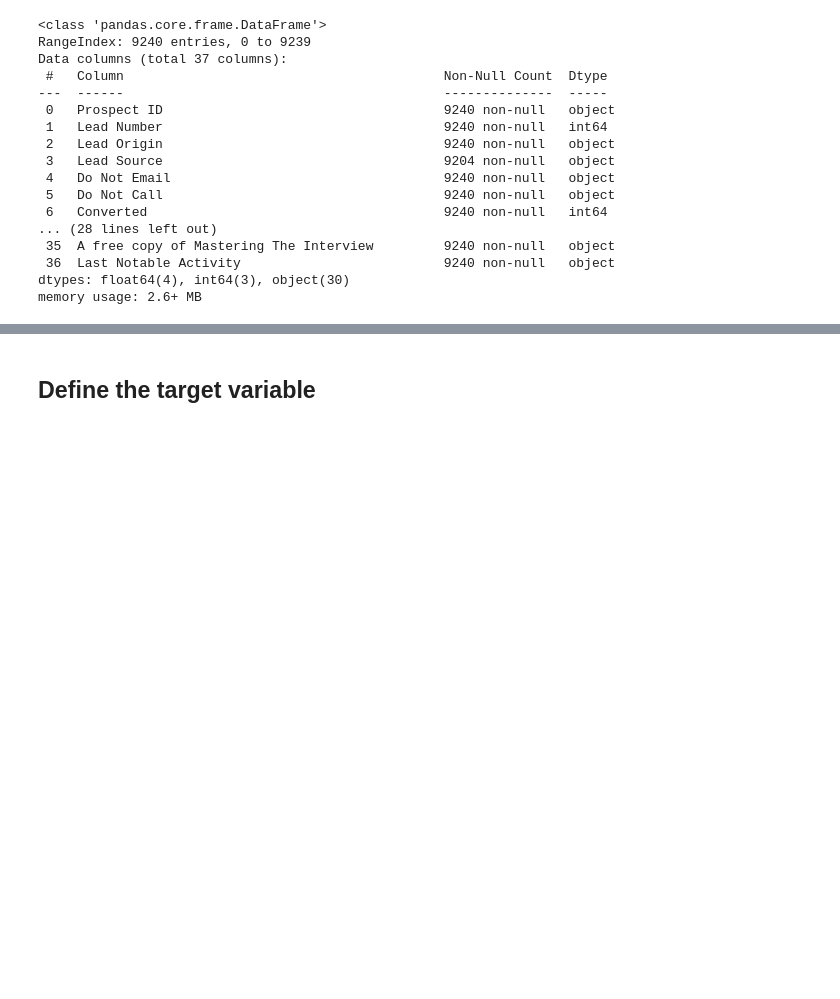
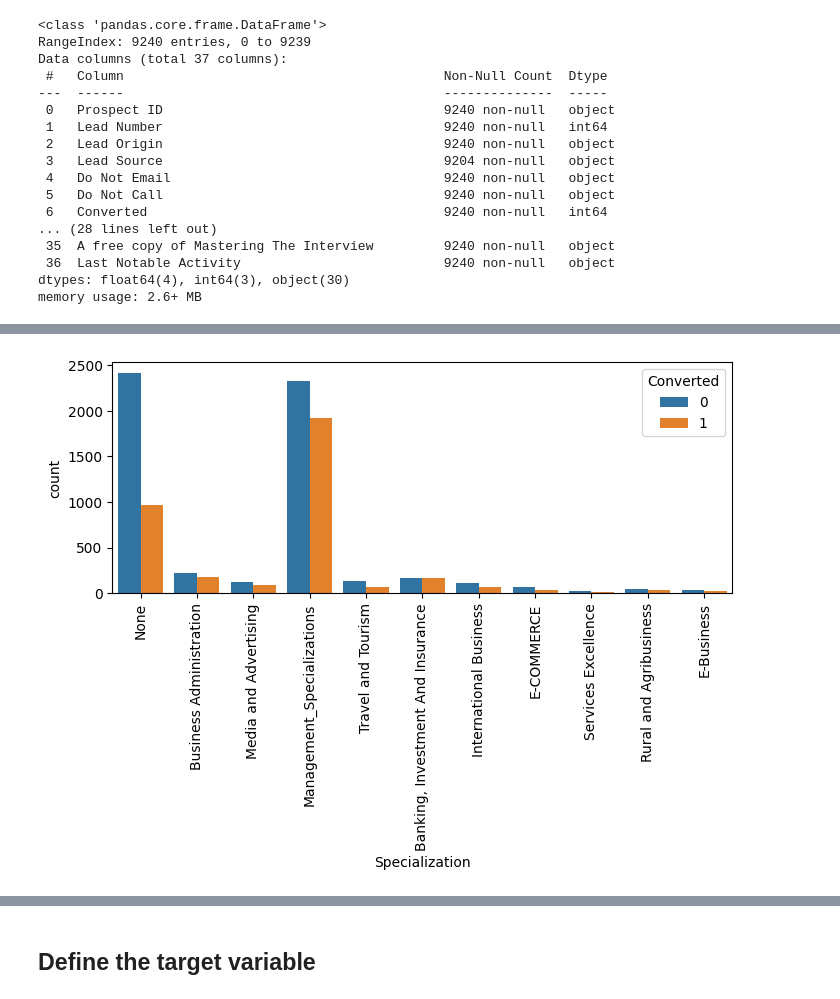
Before and after one commit to rajeshi/leading_score_case_study, a Jupyter notebook: Leading_Score_Case_Study.ipynb, the cells around one changed output, grey strips where cells are left out. Drawn from its saved outputs; the diff is of its cells as text; code cells hidden in the pictures; blank space fills up the shorter version.

```diff
--- a/Leading_Score_Case_Study.ipynb
+++ b/Leading_Score_Case_Study.ipynb
@@ -146,0 +299,14 @@ memory usage: 2.6+ MB
+# %%
+#Management_Specialization
+leads['Specialization'] = leads['Specialization'].replace(['Finance Management','Human Resource Management',
+                                                           'Marketing Management','Operations Management',
+                                                           'IT Projects Management','Supply Chain Management',
+                                                    'Healthcare Management','Hospitality Management',
+                                                           'Retail Management'] ,'Management_Specializations')
+# %%
+plt.figure(figsize=(8,3))
+s1=sns.countplot(x=leads.Specialization, hue=leads.Converted)
+s1.set_xticklabels(s1.get_xticklabels(),rotation=90)
+plt.show()
+# %% [output]
+[figure, added]
```
Also changed, not shown: parts of 107 cells of this notebook.
